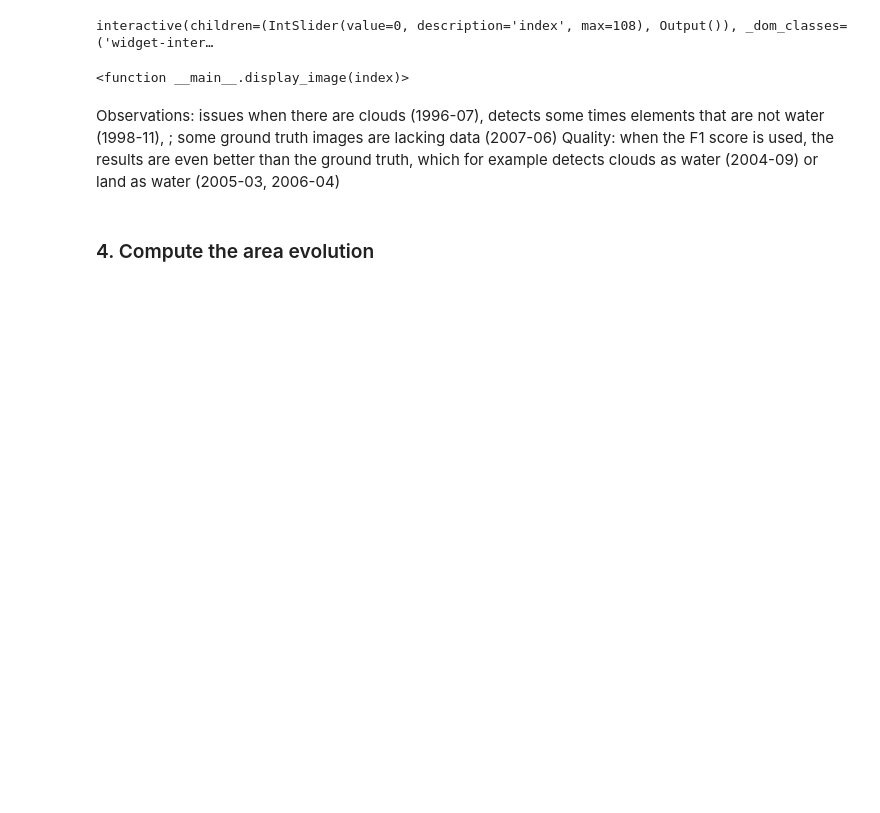
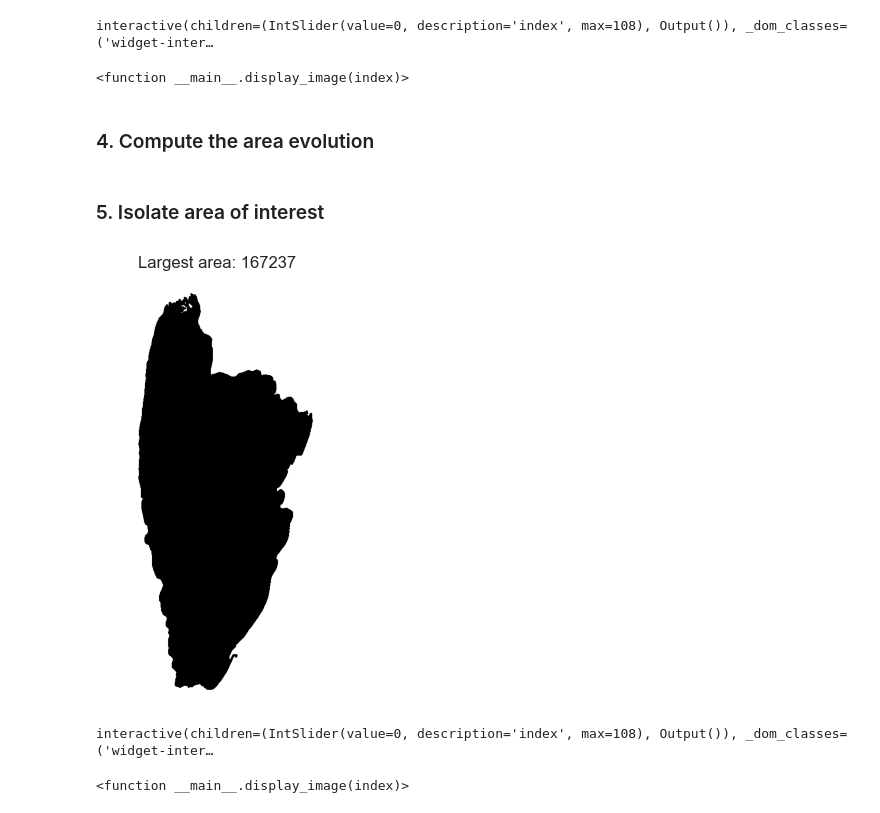
Before and after one commit to Bindila-Bogdan/Lakes-Analysis, a Jupyter notebook: notebooks/compute_lake_area.ipynb, the cells around one changed output. Cells and saved outputs as stored; diff of their text form; code cells hidden in the pictures; blank space fills up the shorter version.

Commit message:
consider only the main body of water from the image

```diff
--- a/notebooks/compute_lake_area.ipynb
+++ b/notebooks/compute_lake_area.ipynb
@@ -239,8 +254,5 @@ interact(display_image, index=widgets.IntSlider(min=0, max=len(water_index_datas
 # %% [output]
 interactive(children=(IntSlider(value=0, description='index', max=108), Output()), _dom_classes=('widget-inter…
 <function __main__.display_image(index)>
-# %% [markdown]
-Observations: issues when there are clouds (1996-07), detects some times elements that are not water (1998-11), ; some ground truth images are lacking data (2007-06)
-Quality: when the F1 score is used, the results are even better than the ground truth, which for example detects clouds as water (2004-09) or land as water (2005-03, 2006-04)
 # %% [markdown]
 ### 4. Compute the area evolution
@@ -300,0 +305,37 @@ fig.show()
+# %% [markdown]
+### 5. Isolate area of interest
+# %%
+largest_area_overall = -sys.maxsize
+largest_area_mask_overall = None
+dilated_detections = []
+
+for i in range(len(best_detections)):
+    largest_area = -sys.maxsize
+    largest_area_mask = None
+
+    diltated_img = binary_dilation(best_detections[i], structure=np.ones((3, 3), np.bool_))
+    diltated_img_cast = diltated_img.astype(np.uint8) * 255
+    dilated_detections.append(diltated_img)
+
+    ret, labels = cv2.connectedComponents(diltated_img_cast)
+
+    for label in range(1, ret):
+        mask = np.zeros(labels.shape, dtype=np.uint8)
+        mask[labels == label] = 1
+
+        mask_area = mask.sum()
+        if mask_area > largest_area:
+            largest_area = mask_area
+            largest_area_mask = mask
+
+    if largest_area > largest_area_overall:
+        largest_area_overall = largest_area
+        largest_area_mask_overall = largest_area_mask
+
+plt.imshow(largest_area_mask_overall)
+plt.title(f"Largest area: {largest_area_overall}")
+plt.axis("off")
+
+plt.show()
+# %% [output]
+[figure, added]
@@ -300,0 +363,5 @@ fig.show()
+# %%
+interact(display_image, index=widgets.IntSlider(min=0, max=len(water_index_dataset) - 1, step=1, value=0))
+# %% [output]
+interactive(children=(IntSlider(value=0, description='index', max=108), Output()), _dom_classes=('widget-inter…
+<function __main__.display_image(index)>
```
Also changed, not shown: parts of 10 cells of this notebook.
